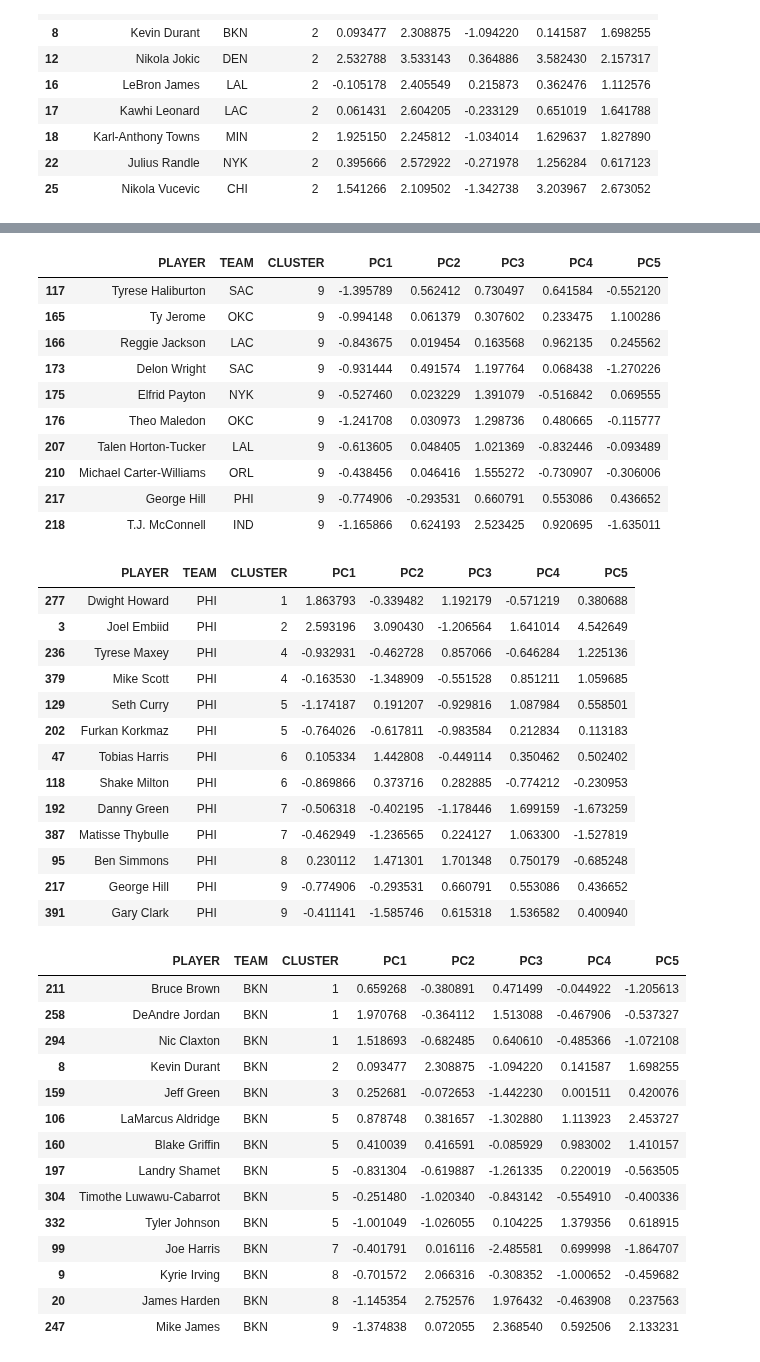
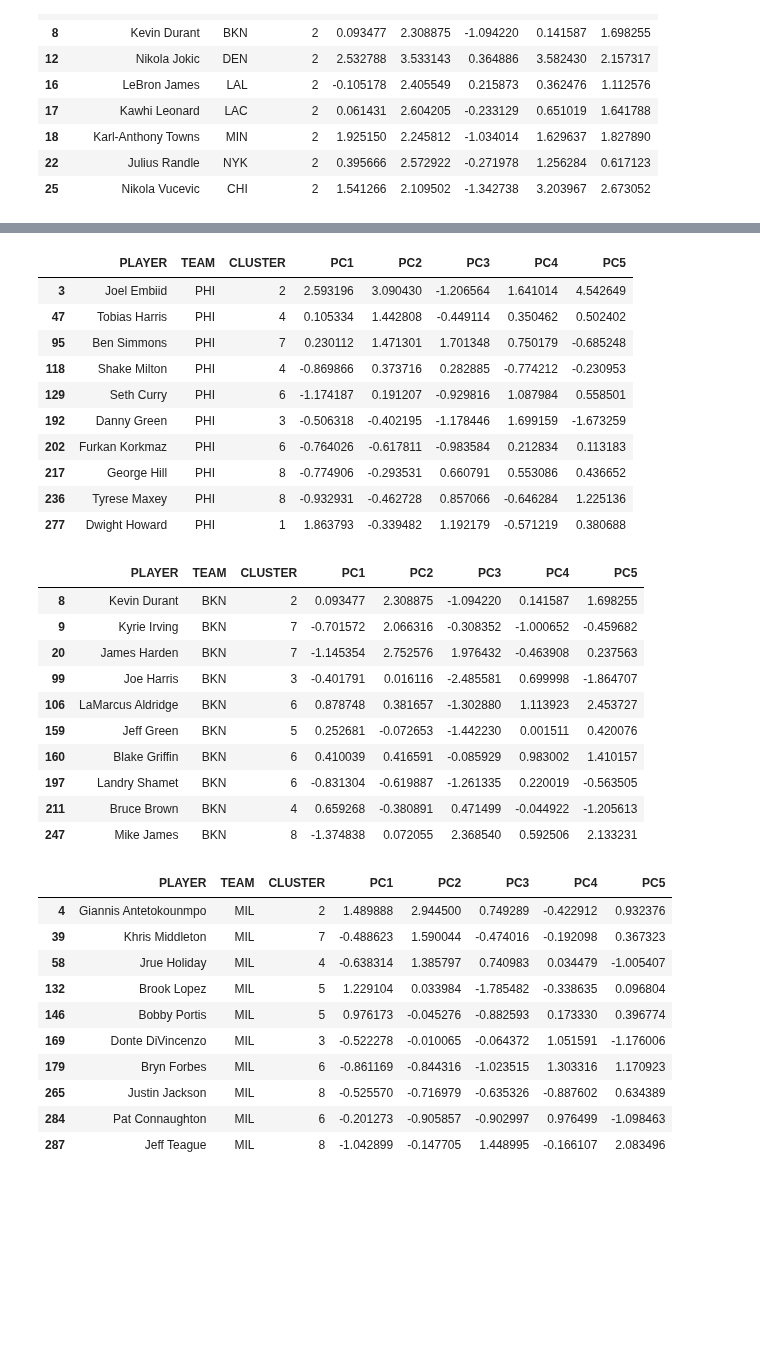
Before and after one commit to CSA100/nba-dsai, a Jupyter notebook: FinalClustering.ipynb, the cells around one changed output, grey strips where cells are left out. Cells and saved outputs as stored; diff of their text form; code cells hidden in the pictures; blank space fills up the shorter version.

```diff
--- a/FinalClustering.ipynb
+++ b/FinalClustering.ipynb
@@ -127,50 +127,43 @@ clusterData[clusterData['CLUSTER']==8].head(10)
 # %%
-clusterData[clusterData['CLUSTER']==9].head(10)
+clusterData[clusterData['TEAM']=='PHI'].head(10)
 # %% [output]
 |  | PLAYER | TEAM | CLUSTER | PC1 | PC2 | PC3 | PC4 | PC5 |
-| 117 | Tyrese Haliburton | SAC | 9 | -1.395789 | 0.562412 | 0.730497 | 0.641584 | -0.552120 |
-| 165 | Ty Jerome | OKC | 9 | -0.994148 | 0.061379 | 0.307602 | 0.233475 | 1.100286 |
-| 166 | Reggie Jackson | LAC | 9 | -0.843675 | 0.019454 | 0.163568 | 0.962135 | 0.245562 |
-| 173 | Delon Wright | SAC | 9 | -0.931444 | 0.491574 | 1.197764 | 0.068438 | -1.270226 |
-| 175 | Elfrid Payton | NYK | 9 | -0.527460 | 0.023229 | 1.391079 | -0.516842 | 0.069555 |
-| 176 | Theo Maledon | OKC | 9 | -1.241708 | 0.030973 | 1.298736 | 0.480665 | -0.115777 |
-| 207 | Talen Horton-Tucker | LAL | 9 | -0.613605 | 0.048405 | 1.021369 | -0.832446 | -0.093489 |
-| 210 | Michael Carter-Williams | ORL | 9 | -0.438456 | 0.046416 | 1.555272 | -0.730907 | -0.306006 |
-| 217 | George Hill | PHI | 9 | -0.774906 | -0.293531 | 0.660791 | 0.553086 | 0.436652 |
-| 218 | T.J. McConnell | IND | 9 | -1.165866 | 0.624193 | 2.523425 | 0.920695 | -1.635011 |
+| 3 | Joel Embiid | PHI | 2 | 2.593196 | 3.090430 | -1.206564 | 1.641014 | 4.542649 |
+| 47 | Tobias Harris | PHI | 4 | 0.105334 | 1.442808 | -0.449114 | 0.350462 | 0.502402 |
+| 95 | Ben Simmons | PHI | 7 | 0.230112 | 1.471301 | 1.701348 | 0.750179 | -0.685248 |
+| 118 | Shake Milton | PHI | 4 | -0.869866 | 0.373716 | 0.282885 | -0.774212 | -0.230953 |
+| 129 | Seth Curry | PHI | 6 | -1.174187 | 0.191207 | -0.929816 | 1.087984 | 0.558501 |
+| 192 | Danny Green | PHI | 3 | -0.506318 | -0.402195 | -1.178446 | 1.699159 | -1.673259 |
+| 202 | Furkan Korkmaz | PHI | 6 | -0.764026 | -0.617811 | -0.983584 | 0.212834 | 0.113183 |
+| 217 | George Hill | PHI | 8 | -0.774906 | -0.293531 | 0.660791 | 0.553086 | 0.436652 |
+| 236 | Tyrese Maxey | PHI | 8 | -0.932931 | -0.462728 | 0.857066 | -0.646284 | 1.225136 |
+| 277 | Dwight Howard | PHI | 1 | 1.863793 | -0.339482 | 1.192179 | -0.571219 | 0.380688 |
 # %%
-clusterData[clusterData['TEAM']=='PHI'].sort_values(by=['CLUSTER']).head(20)
+clusterData[clusterData['TEAM']=='BKN'].head(10)
 # %% [output]
 |  | PLAYER | TEAM | CLUSTER | PC1 | PC2 | PC3 | PC4 | PC5 |
-| 277 | Dwight Howard | PHI | 1 | 1.863793 | -0.339482 | 1.192179 | -0.571219 | 0.380688 |
-| 3 | Joel Embiid | PHI | 2 | 2.593196 | 3.090430 | -1.206564 | 1.641014 | 4.542649 |
-| 236 | Tyrese Maxey | PHI | 4 | -0.932931 | -0.462728 | 0.857066 | -0.646284 | 1.225136 |
-| 379 | Mike Scott | PHI | 4 | -0.163530 | -1.348909 | -0.551528 | 0.851211 | 1.059685 |
-| 129 | Seth Curry | PHI | 5 | -1.174187 | 0.191207 | -0.929816 | 1.087984 | 0.558501 |
-| 202 | Furkan Korkmaz | PHI | 5 | -0.764026 | -0.617811 | -0.983584 | 0.212834 | 0.113183 |
-| 47 | Tobias Harris | PHI | 6 | 0.105334 | 1.442808 | -0.449114 | 0.350462 | 0.502402 |
-| 118 | Shake Milton | PHI | 6 | -0.869866 | 0.373716 | 0.282885 | -0.774212 | -0.230953 |
-| 192 | Danny Green | PHI | 7 | -0.506318 | -0.402195 | -1.178446 | 1.699159 | -1.673259 |
-| 387 | Matisse Thybulle | PHI | 7 | -0.462949 | -1.236565 | 0.224127 | 1.063300 | -1.527819 |
-| 95 | Ben Simmons | PHI | 8 | 0.230112 | 1.471301 | 1.701348 | 0.750179 | -0.685248 |
-| 217 | George Hill | PHI | 9 | -0.774906 | -0.293531 | 0.660791 | 0.553086 | 0.436652 |
-| 391 | Gary Clark | PHI | 9 | -0.411141 | -1.585746 | 0.615318 | 1.536582 | 0.400940 |
+| 8 | Kevin Durant | BKN | 2 | 0.093477 | 2.308875 | -1.094220 | 0.141587 | 1.698255 |
+| 9 | Kyrie Irving | BKN | 7 | -0.701572 | 2.066316 | -0.308352 | -1.000652 | -0.459682 |
+| 20 | James Harden | BKN | 7 | -1.145354 | 2.752576 | 1.976432 | -0.463908 | 0.237563 |
+| 99 | Joe Harris | BKN | 3 | -0.401791 | 0.016116 | -2.485581 | 0.699998 | -1.864707 |
+| 106 | LaMarcus Aldridge | BKN | 6 | 0.878748 | 0.381657 | -1.302880 | 1.113923 | 2.453727 |
+| 159 | Jeff Green | BKN | 5 | 0.252681 | -0.072653 | -1.442230 | 0.001511 | 0.420076 |
+| 160 | Blake Griffin | BKN | 6 | 0.410039 | 0.416591 | -0.085929 | 0.983002 | 1.410157 |
+| 197 | Landry Shamet | BKN | 6 | -0.831304 | -0.619887 | -1.261335 | 0.220019 | -0.563505 |
+| 211 | Bruce Brown | BKN | 4 | 0.659268 | -0.380891 | 0.471499 | -0.044922 | -1.205613 |
+| 247 | Mike James | BKN | 8 | -1.374838 | 0.072055 | 2.368540 | 0.592506 | 2.133231 |
 # %%
-clusterData[clusterData['TEAM']=='BKN'].sort_values(by=['CLUSTER']).head(20)
+clusterData[clusterData['TEAM']=='MIL'].head(10)
 # %% [output]
 |  | PLAYER | TEAM | CLUSTER | PC1 | PC2 | PC3 | PC4 | PC5 |
-| 211 | Bruce Brown | BKN | 1 | 0.659268 | -0.380891 | 0.471499 | -0.044922 | -1.205613 |
-| 258 | DeAndre Jordan | BKN | 1 | 1.970768 | -0.364112 | 1.513088 | -0.467906 | -0.537327 |
-| 294 | Nic Claxton | BKN | 1 | 1.518693 | -0.682485 | 0.640610 | -0.485366 | -1.072108 |
-| 8 | Kevin Durant | BKN | 2 | 0.093477 | 2.308875 | -1.094220 | 0.141587 | 1.698255 |
-| 159 | Jeff Green | BKN | 3 | 0.252681 | -0.072653 | -1.442230 | 0.001511 | 0.420076 |
-| 106 | LaMarcus Aldridge | BKN | 5 | 0.878748 | 0.381657 | -1.302880 | 1.113923 | 2.453727 |
-| 160 | Blake Griffin | BKN | 5 | 0.410039 | 0.416591 | -0.085929 | 0.983002 | 1.410157 |
-| 197 | Landry Shamet | BKN | 5 | -0.831304 | -0.619887 | -1.261335 | 0.220019 | -0.563505 |
-| 304 | Timothe Luwawu-Cabarrot | BKN | 5 | -0.251480 | -1.020340 | -0.843142 | -0.554910 | -0.400336 |
-| 332 | Tyler Johnson | BKN | 5 | -1.001049 | -1.026055 | 0.104225 | 1.379356 | 0.618915 |
-| 99 | Joe Harris | BKN | 7 | -0.401791 | 0.016116 | -2.485581 | 0.699998 | -1.864707 |
-| 9 | Kyrie Irving | BKN | 8 | -0.701572 | 2.066316 | -0.308352 | -1.000652 | -0.459682 |
-| 20 | James Harden | BKN | 8 | -1.145354 | 2.752576 | 1.976432 | -0.463908 | 0.237563 |
-| 247 | Mike James | BKN | 9 | -1.374838 | 0.072055 | 2.368540 | 0.592506 | 2.133231 |
+| 4 | Giannis Antetokounmpo | MIL | 2 | 1.489888 | 2.944500 | 0.749289 | -0.422912 | 0.932376 |
+| 39 | Khris Middleton | MIL | 7 | -0.488623 | 1.590044 | -0.474016 | -0.192098 | 0.367323 |
+| 58 | Jrue Holiday | MIL | 4 | -0.638314 | 1.385797 | 0.740983 | 0.034479 | -1.005407 |
+| 132 | Brook Lopez | MIL | 5 | 1.229104 | 0.033984 | -1.785482 | -0.338635 | 0.096804 |
+| 146 | Bobby Portis | MIL | 5 | 0.976173 | -0.045276 | -0.882593 | 0.173330 | 0.396774 |
+| 169 | Donte DiVincenzo | MIL | 3 | -0.522278 | -0.010065 | -0.064372 | 1.051591 | -1.176006 |
+| 179 | Bryn Forbes | MIL | 6 | -0.861169 | -0.844316 | -1.023515 | 1.303316 | 1.170923 |
+| 265 | Justin Jackson | MIL | 8 | -0.525570 | -0.716979 | -0.635326 | -0.887602 | 0.634389 |
+| 284 | Pat Connaughton | MIL | 6 | -0.201273 | -0.905857 | -0.902997 | 0.976499 | -1.098463 |
+| 287 | Jeff Teague | MIL | 8 | -1.042899 | -0.147705 | 1.448995 | -0.166107 | 2.083496 |
 # %%
```
Also changed, not shown: parts of 18 cells of this notebook, 4 other files.
